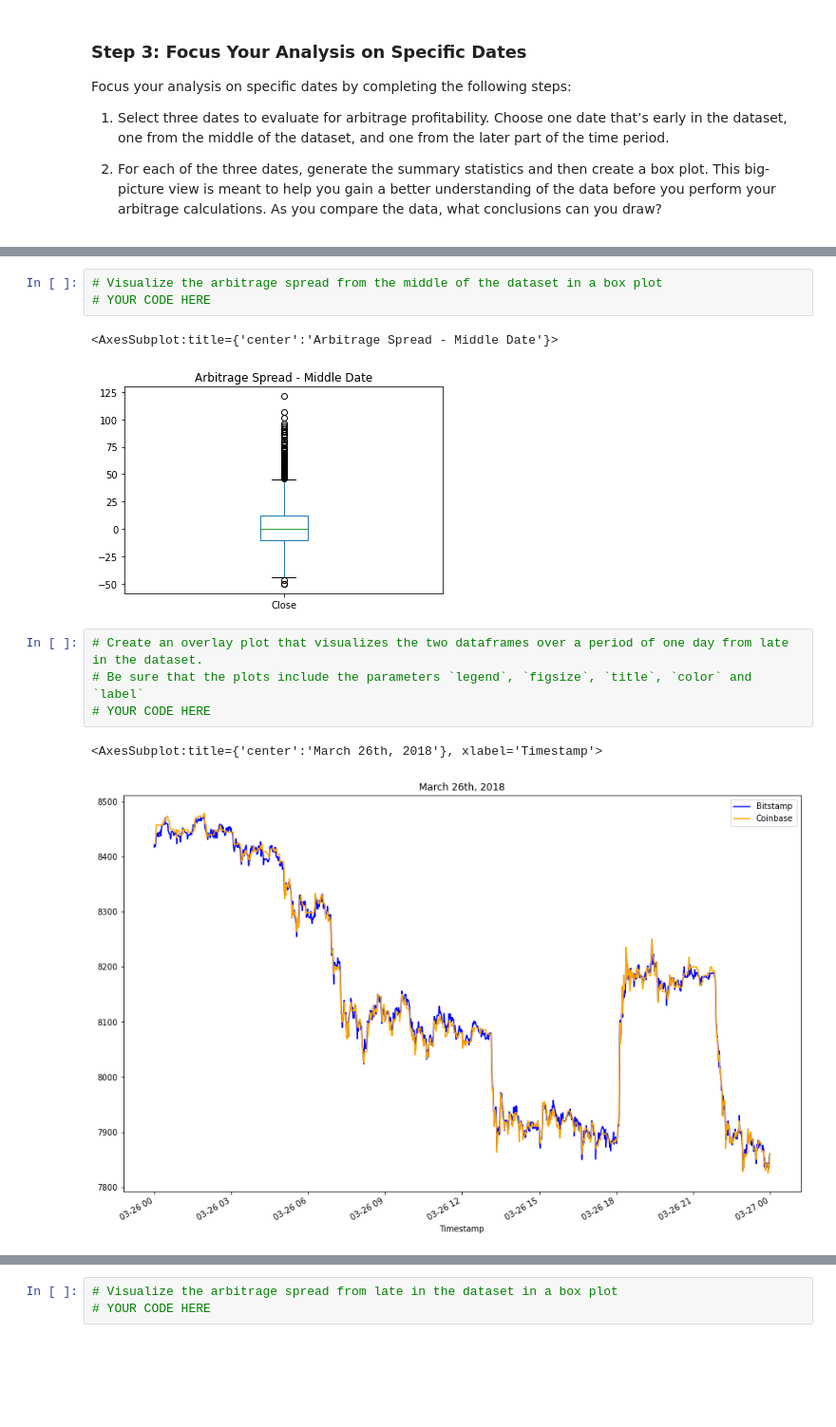
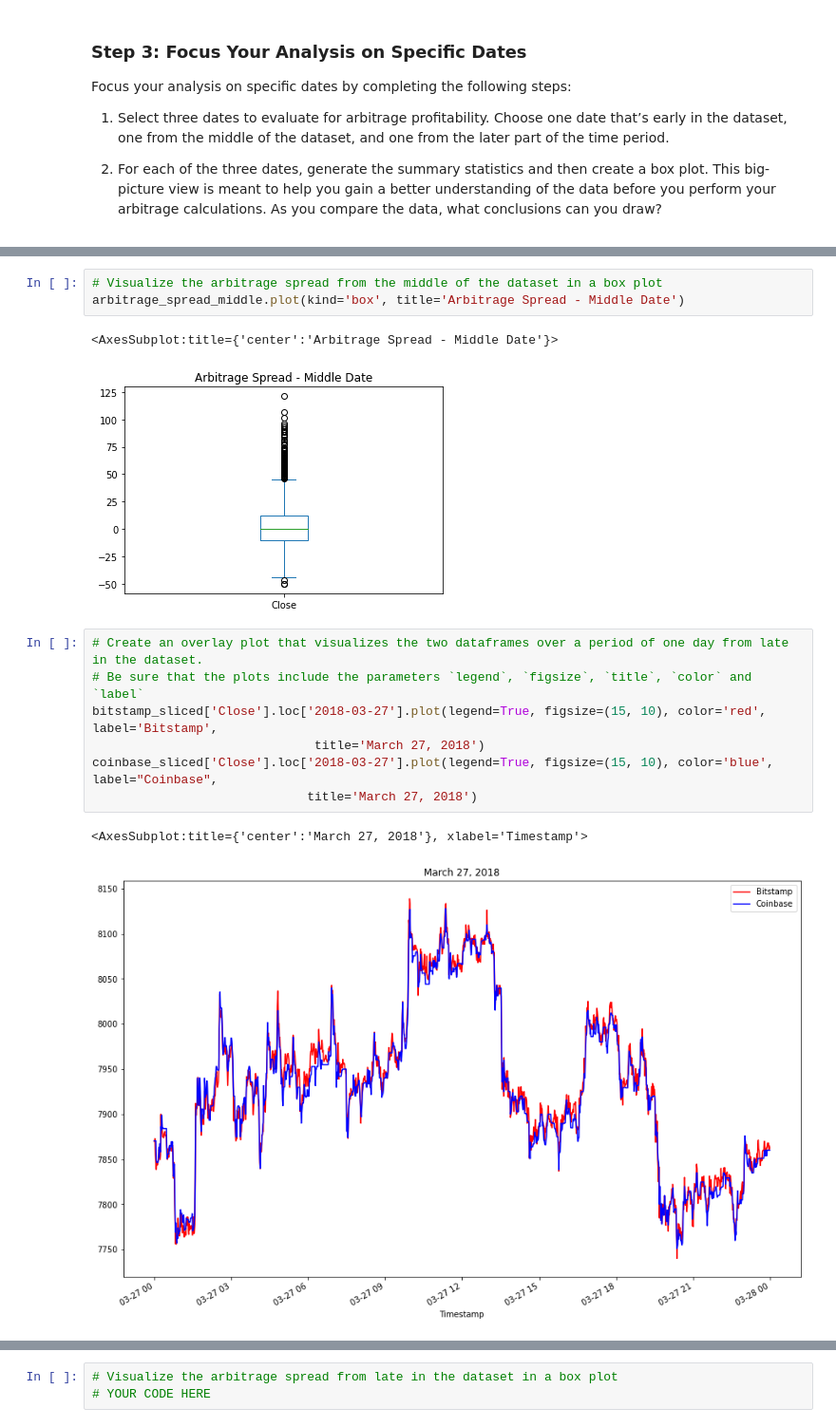
Before and after one commit to annajolt/Challenge_3, a Jupyter notebook: crypto_arbitrage.ipynb, the cells around one changed output, grey strips where cells are left out. Shown at 95% size. Saved outputs shown, nothing was run; the diff lists cells and outputs as text; blank space fills up the shorter version.

```diff
--- a/crypto_arbitrage.ipynb
+++ b/crypto_arbitrage.ipynb
@@ -356,17 +367,20 @@ max       121.320000
 Name: Close, dtype: float64
 # %%
 # Visualize the arbitrage spread from the middle of the dataset in a box plot
-# YOUR CODE HERE
+arbitrage_spread_middle.plot(kind='box', title='Arbitrage Spread - Middle Date')
 # %% [output]
 <AxesSubplot:title={'center':'Arbitrage Spread - Middle Date'}>
-[figure, old version]
+[figure, new version]
 # %%
 # Create an overlay plot that visualizes the two dataframes over a period of one day from late in the dataset.
 # Be sure that the plots include the parameters `legend`, `figsize`, `title`, `color` and `label`
-# YOUR CODE HERE
+bitstamp_sliced['Close'].loc['2018-03-27'].plot(legend=True, figsize=(15, 10), color='red', label='Bitstamp',
+                              title='March 27, 2018')
+coinbase_sliced['Close'].loc['2018-03-27'].plot(legend=True, figsize=(15, 10), color='blue', label="Coinbase",
+                             title='March 27, 2018')
 # %% [output]
-<AxesSubplot:title={'center':'March 26th, 2018'}, xlabel='Timestamp'>
+<AxesSubplot:title={'center':'March 27, 2018'}, xlabel='Timestamp'>
-[figure, old version]
+[figure, new version]
 # %%
 # Using the date from the late that you have selected, calculate the arbitrage spread
 # by subtracting the bitstamp lower closing prices from the coinbase higher closing prices
```
Also changed, not shown: parts of 10 cells of this notebook.
